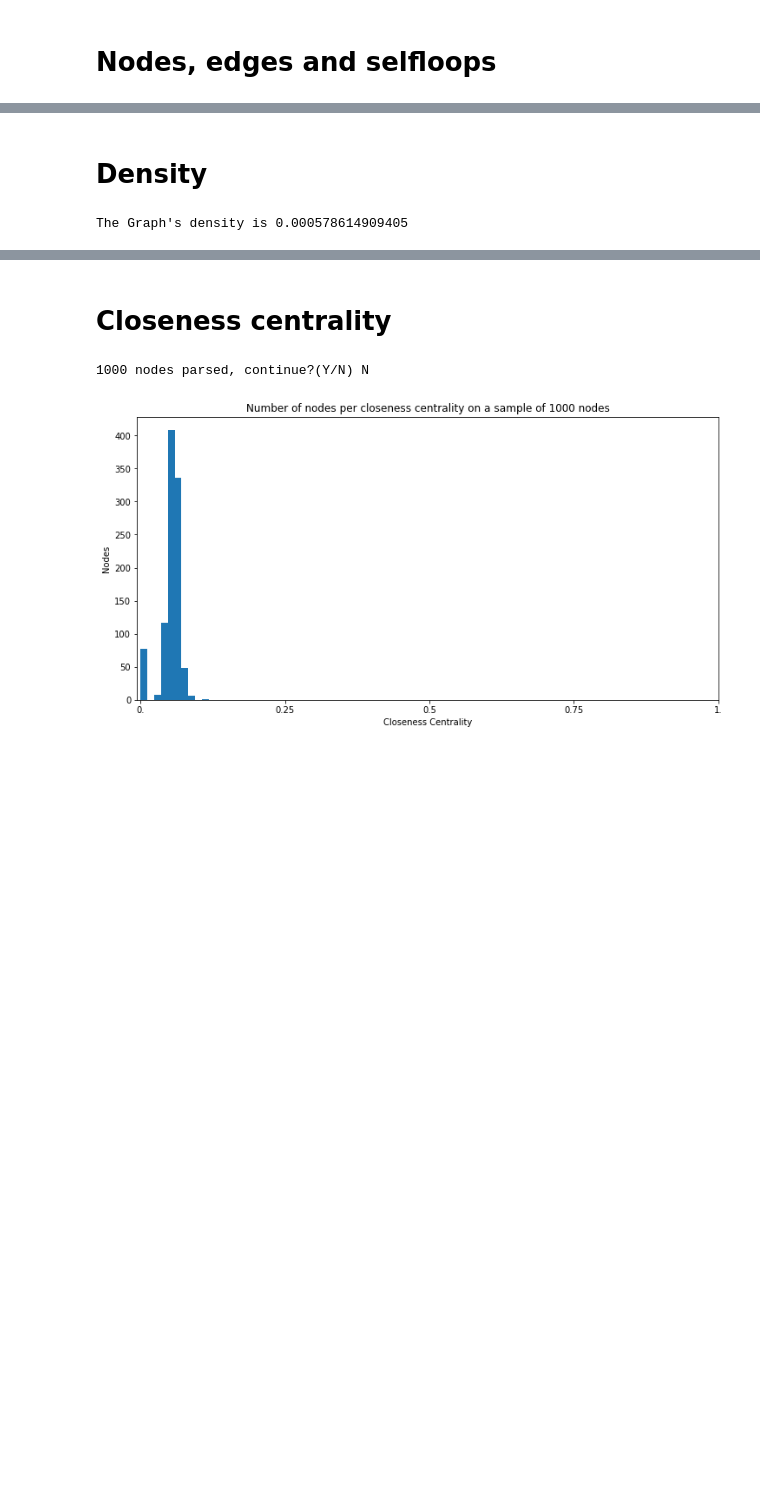
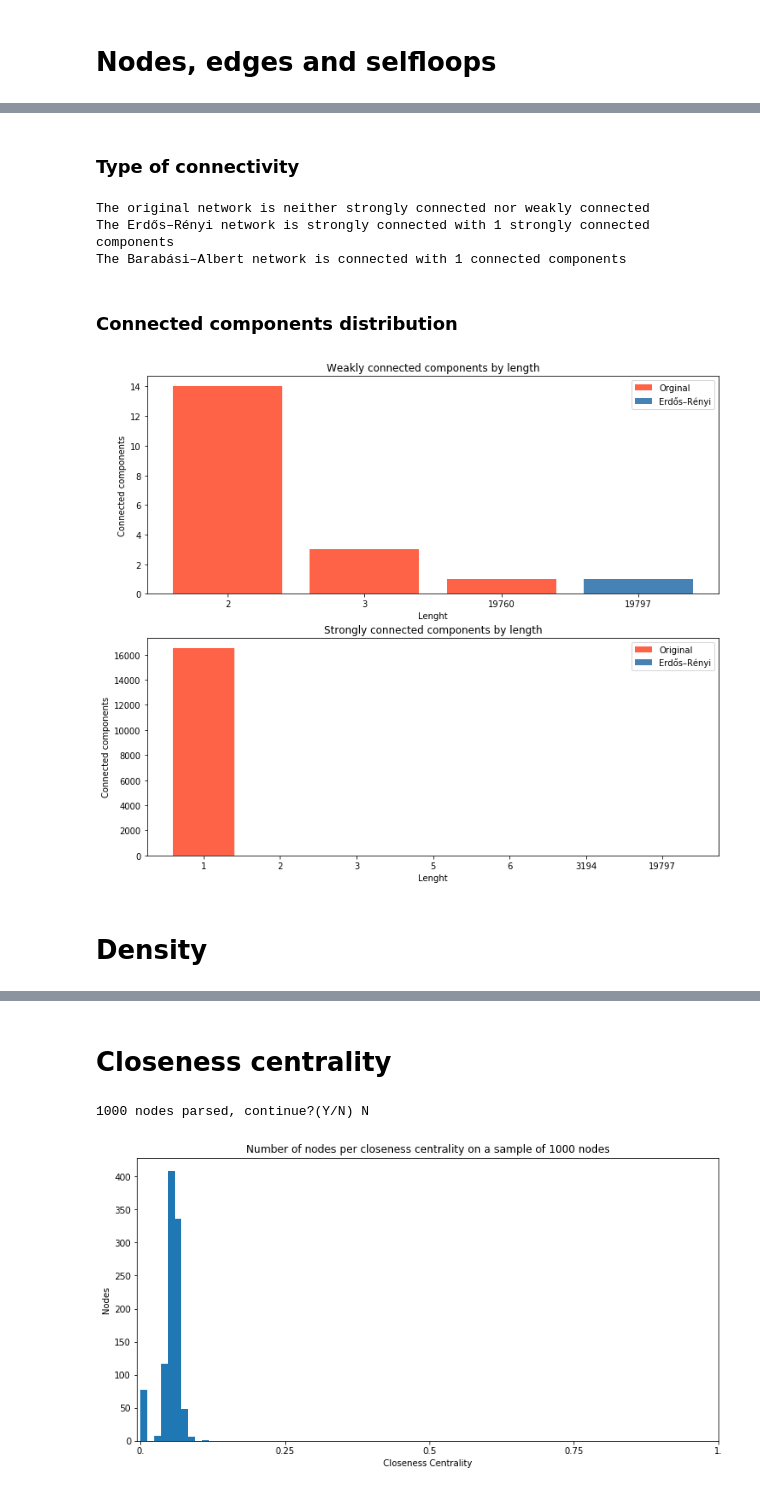
Before and after one commit to biyanisuraj/the_facebook_scandal, a Jupyter notebook: scripts/visualization/network_analysis.ipynb, the cells around one changed output, grey strips where cells are left out. Cells and saved outputs as stored; diff of their text form; code cells hidden in the pictures; blank space fills up the shorter version.

Commit message:
Updated visualization

```diff
--- a/scripts/visualization/network_analysis.ipynb
+++ b/scripts/visualization/network_analysis.ipynb
@@ -206,6 +161,74 @@ The Graph is neither strongly connected nor weakly connected
+# %% [markdown]
+### Type of connectivity
+# %%
+if nx.is_strongly_connected(g):
+    print 'The original network is strongly connected with ' + \
+        str(nx.number_strongly_connected_components(g)) + ' strongly ' \
+        'connected components'
+elif nx.is_weakly_connected(g):
+    print 'The original network is weakly connected with ' + \
+        str(nx.number_weakly_connected_components(g)) + ' weakly connected' \
+        ' components'
+else:
+    print 'The original network is neither strongly connected nor weakly connected'
+
+if nx.is_strongly_connected(er_g):
+    print u'The Erdős–Rényi network is strongly connected with ' + \
+        str(nx.number_strongly_connected_components(er_g)) + ' strongly ' \
+        'connected components'
+elif nx.is_weakly_connected(er_g):
+    print u'The Erdős–Rényi is weakly connected with ' + \
+        str(nx.number_weakly_connected_components(er_g)) + ' weakly connected' \
+        ' components'
+else:
+    print u'The Erdős–Rényi is neither strongly connected nor weakly connected'
+
+if nx.is_connected(ba_g):
+    print u'The Barabási–Albert network is connected with ' + \
+        str(nx.number_connected_components(ba_g)) + \
+        ' connected components'
+else:
+    print u'The Barabási–Albert is not connected'
+# %% [output]
+The original network is neither strongly connected nor weakly connected
+The Erdős–Rényi network is strongly connected with 1 strongly connected components
+The Barabási–Albert network is connected with 1 connected components
+# %% [markdown]
+### Connected components distribution
+# %%
+g_weak = collections.Counter(len(c) for c in nx.weakly_connected_components(g))
+g_strong = collections.Counter(len(c) for c in nx.strongly_connected_components(g))
+er_weak = collections.Counter(len(c) for c in nx.weakly_connected_components(er_g))
+er_strong = collections.Counter(len(c) for c in nx.strongly_connected_components(er_g))
+
+x_weak = list(np.union1d(g_weak.keys(), er_weak.keys()))
+x_strong = list(np.union1d(g_strong.keys(), er_strong.keys()))
+
+plt.subplot(211)
+plt.bar(range(len(x_weak)), [g_weak[k] if k in g_weak else 0 for k in x_weak],
+       color='tomato', label='Orginal')
+plt.bar(range(len(x_weak)), [er_weak[k] if k in er_weak else 0 for k in x_weak],
+       color='steelblue', label=u'Erdős–Rényi')
+plt.xticks(range(len(x_weak)), x_weak)
+plt.title('Weakly connected components by length')
+plt.xlabel('Lenght')
+plt.ylabel('Connected components')
+plt.legend()
+
+plt.subplot(212)
+plt.bar(range(len(x_strong)), [g_strong[k] if k in g_strong else 0 for k in x_strong],
+       color='tomato', label='Original')
+plt.bar(range(len(x_strong)), [er_strong[k] if k in er_strong else 0 for k in x_strong],
+       color='steelblue', label=u'Erdős–Rényi')
+plt.xticks(range(len(x_strong)), x_strong)
+plt.title('Strongly connected components by length')
+plt.xlabel('Lenght')
+plt.ylabel('Connected components')
+plt.legend()
+plt.subplots_adjust(left=0.125, right=0.9, bottom=0.1, top=1.4, wspace=0.2,
+                   hspace=0.2)
+plt.show()
+# %% [output]
+[figure, added]
 # %% [markdown]
 # Density
-# %%
-print "The Graph's density is " + str(nx.density(g))
-# %% [output]
-The Graph's density is 0.000578614909405
```
Also changed, not shown: parts of 12 cells of this notebook.
